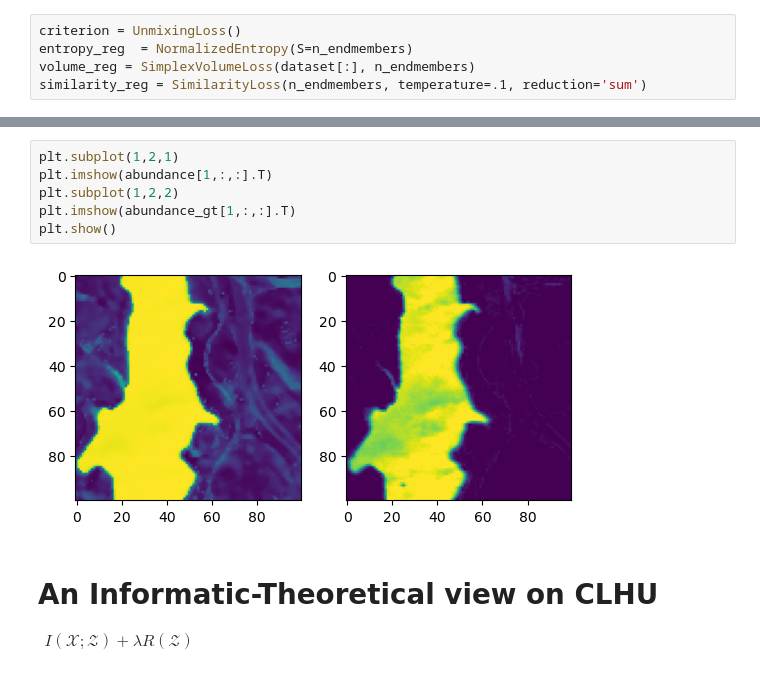
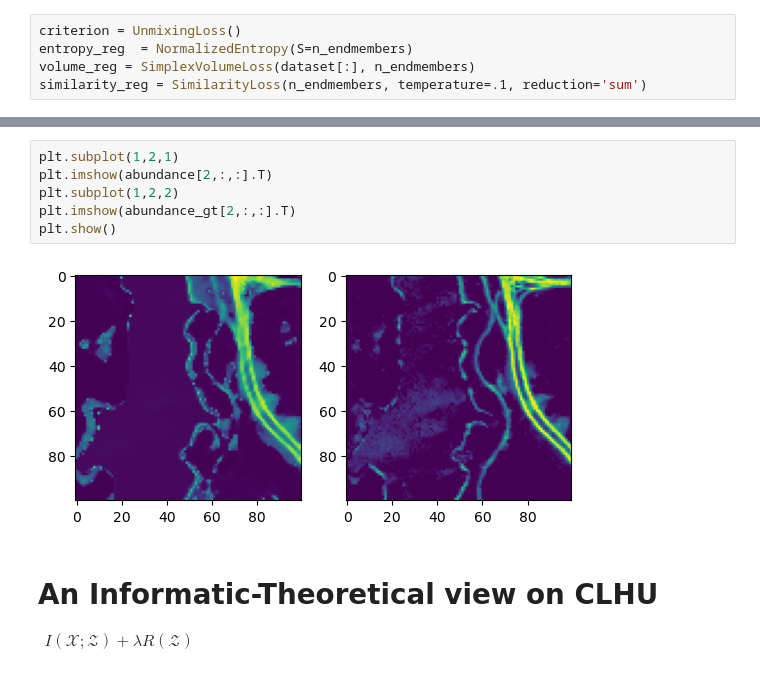
Before and after one commit to SolidusAbi/CLHU, a Jupyter notebook: notebooks/test.ipynb, the cells around one changed output, grey strips where cells are left out. Saved outputs shown, nothing was run; the diff lists cells and outputs as text.

```diff
--- a/notebooks/test.ipynb
+++ b/notebooks/test.ipynb
@@ -281,11 +286,11 @@ tensor(0.1900)
 # %%
 plt.subplot(1,2,1)
-plt.imshow(abundance[1,:,:].T)
+plt.imshow(abundance[2,:,:].T)
 plt.subplot(1,2,2)
-plt.imshow(abundance_gt[1,:,:].T)
+plt.imshow(abundance_gt[2,:,:].T)
 plt.show()
 # %% [output]
-[figure, old version]
+[figure, new version]
 # %% [markdown]
 # An Informatic-Theoretical view on CLHU
 
```
Also changed, not shown: parts of 34 cells of this notebook.
